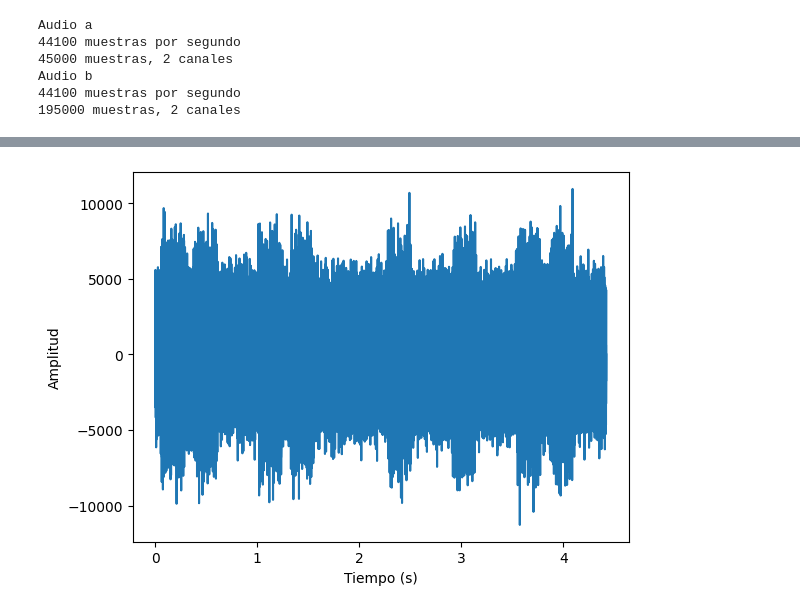
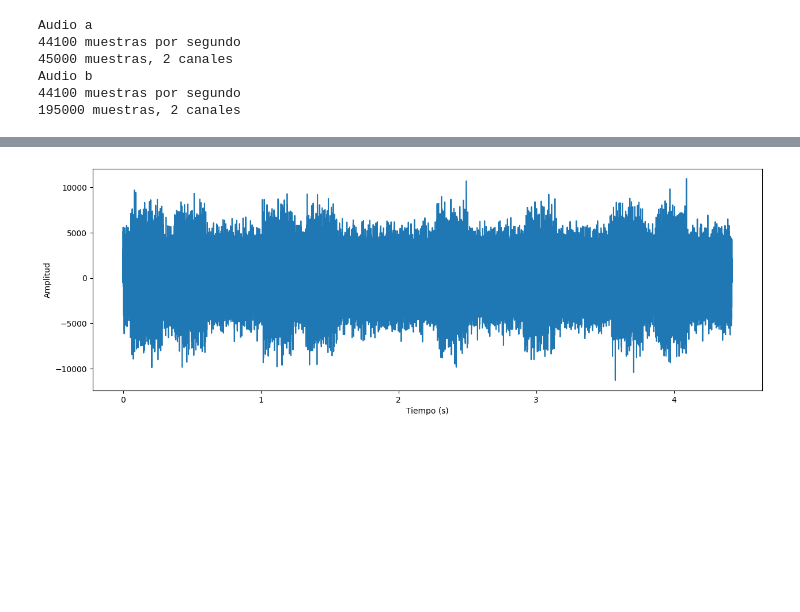
Before and after one commit to Dowhyj32/Modelado-Continuo, a Jupyter notebook: Analisis de Fourier/TP/tp2.ipynb, the cells around one changed output, grey strips where cells are left out. Saved outputs shown, nothing was run; the diff lists cells and outputs as text; code cells hidden in the pictures; blank space fills up the shorter version.

```diff
--- a/Analisis de Fourier/TP/tp2.ipynb
+++ b/Analisis de Fourier/TP/tp2.ipynb
@@ -33,10 +125,11 @@ plt.show()
 # %%
 canal_b = audio_b[:,0]
 tb = np.arange(len(canal_b)) / fs_b
 
+plt.figure(figsize=(15,5))
 plt.plot(tb, canal_b)
 plt.xlabel('Tiempo (s)')
 plt.ylabel('Amplitud')
 plt.show()
 # %% [output]
-[figure, old version]
+[figure, new version]
```
Also changed, not shown: parts of 7 cells of this notebook.
